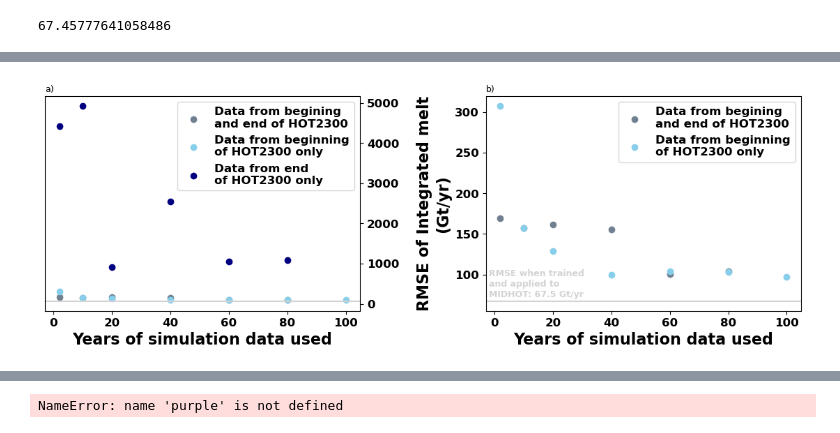
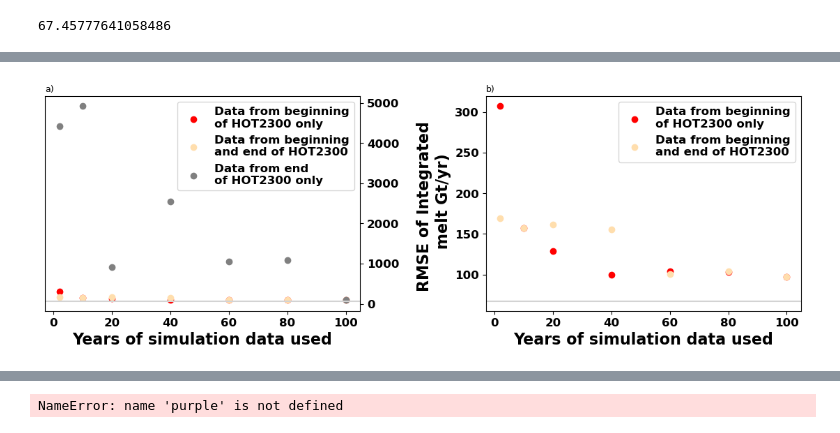
Before and after one commit to hockenden97/simpleNN_basal_melt, a Jupyter notebook: AIAI_scripts_notebooks/PAPER_FIGURES_attempt2.ipynb, the cells around one changed output, grey strips where cells are left out. Drawn from its saved outputs; the diff is of its cells as text; code cells hidden in the pictures.

```diff
--- a/AIAI_scripts_notebooks/PAPER_FIGURES_attempt2.ipynb
+++ b/AIAI_scripts_notebooks/PAPER_FIGURES_attempt2.ipynb
@@ -219,51 +219,32 @@ with plt.rc_context({'font.size': 12, 'font.weight': 'bold', 'axes.labelsize': 1
-# %%
-with plt.rc_context({'font.size': 12, 'font.weight': 'bold', 'axes.labelsize': 16, 'axes.labelweight': 'bold'}):
-    fig, axs = plt.subplots(1,2, figsize = (14,4))
-    plt.subplots_adjust(wspace = 0.4)
-    plt_labels = 'a)', 'b)'
-    color1 = 'skyblue'
-    color2 = 'navy'
-    color3 = 'slategray'
-    for i in range(2):
-        ax = axs[i]
-        plot_RMSE(df_1p1, 2, color = color3, ax = ax, label = 'Data from begining\nand end of HOT2300')
-        plot_RMSE(df_2p0, 2, color = color1, ax = ax, label = 'Data from beginning\nof HOT2300 only')
-        plot_RMSE(df_5p5, 10, color = color3, ax = ax)
-        plot_RMSE(df_10p0, 10, color = color1, ax = ax)
-        plot_RMSE(df_10p10, 20, color = color3, ax = ax)
-        plot_RMSE(df_20p0, 20, color = color1, ax = ax)
-        plot_RMSE(df_20p20, 40, color = color3, ax = ax)
-        plot_RMSE(df_40p0, 40, color = color1, ax = ax)
-        plot_RMSE(df_30p30, 60, color = color3, ax = ax)
-        plot_RMSE(df_60p0, 60, color = color1, ax = ax)
-        plot_RMSE(df_40p40, 80, color = color3, ax = ax)
-        plot_RMSE(df_80p0, 80, color = color1, ax = ax)
-        plot_RMSE(df_31onCh, 100, color = color1, ax = ax)
-        df_z = df_ChonCh
-        RMSE = np.sqrt(np.mean((df_z.melt_Gt_per_y- df_z.melt_pred_Gt)**2))
-        #RMSE = np.mean(df_z.std_Gt)
-        ax.axhline(y = RMSE, color = 'lightgrey')
-        ax.set_xlabel('Years of simulation data used')
-        ax.annotate(plt_labels[i], xy = (0,0), xytext = (0,1.02), xycoords = 'axes fraction', fontweight = 'normal', fontsize = 9)
-    ax = axs[0]
-    plot_RMSE(df_0p2, 2, color = color2, ax = ax, label = 'Data from end\nof HOT2300 only')
-    plot_RMSE(df_0p10, 10, color = color2, ax = ax)
-    plot_RMSE(df_0p20, 20, color = color2, ax = ax)
-    plot_RMSE(df_0p40, 40, color = color2, ax = ax)
-    plot_RMSE(df_0p60, 60, color = color2, ax = ax)
-    plot_RMSE(df_0p80, 80, color = color2, ax = ax)
-    axs[1].set_ylabel('RMSE of Integrated melt\n(Gt/yr)')
-    axs[0].yaxis.tick_right()
-    axs[1].annotate('RMSE when trained\nand applied to\nMIDHOT: {:.1f} Gt/yr'.format(RMSE), xy = (0,0), xytext = (0.01,0.065), \
-                    xycoords = 'axes fraction', fontsize = 9, color = 'lightgrey')
-    axs[0].legend()
-    axs[1].legend()
-
-    fig.savefig('FIGURES/Howmuchdata.pdf', dpi = 200, bbox_inches = 'tight')
-    #ax.set_ylim(0,50)
-    plt.show()
-# %% [output]
-[figure, removed]
+# %%
+with plt.rc_context({'font.size': 12, 'font.weight': 'bold', 'axes.labelsize': 16, 'axes.labelweight': 'bold'}):
+    fig, axs = plt.subplots(1,2, figsize = (14,4))
+    plt.subplots_adjust(wspace = 0.4)
+    plt_labels = 'a)', 'b)'
+    color1 = 'red'
+    color2 = 'navajowhite'
+    color3 = 'gray'
+    for i in range(2):
+        ax = axs[i]
+        ax.scatter(years, RMSE_start, color = color1, label = 'Data from beginning\nof HOT2300 only')
+        ax.scatter(years, RMSE_mid, color = color2, label = 'Data from beginning\nand end of HOT2300')
+        ax.axhline(y = RMSE_ideal[0], color = 'lightgrey')
+        ax.set_xlabel('Years of simulation data used')
+        ax.annotate(plt_labels[i], xy = (0,0), xytext = (0,1.02), xycoords = 'axes fraction', fontweight = 'normal', fontsize = 9)
+    ax = axs[0]
+    ax.scatter(years, RMSE_end, color = color3, label = 'Data from end\nof HOT2300 only')
+    axs[1].set_ylabel('RMSE of Integrated \n melt Gt/yr)')
+    axs[0].yaxis.tick_right()
+    #axs[1].annotate('RMSE when trained\nand applied to\nMIDHOT: {:.1f} Gt/yr'.format(RMSE), xy = (0,0), xytext = (0.01,0.065), \
+    #                xycoords = 'axes fraction', fontsize = 9, color = 'lightgrey')
+    axs[0].legend()
+    axs[1].legend()
+
+    fig.savefig('FIGURES/Howmuchdata.pdf', dpi = 200, bbox_inches = 'tight')
+    #ax.set_ylim(0,50)
+    plt.show()
+# %% [output]
+[figure, added]
 # %%
 def plot_RMSE(df_z, lens, color, ax, label = ''):
     RMSE = np.sqrt(np.mean((df_z.melt_Gt_per_y+ df_z.melt_pred_Gt)**2))
```
Also changed, not shown: parts of 14 cells of this notebook, 7 other files.
